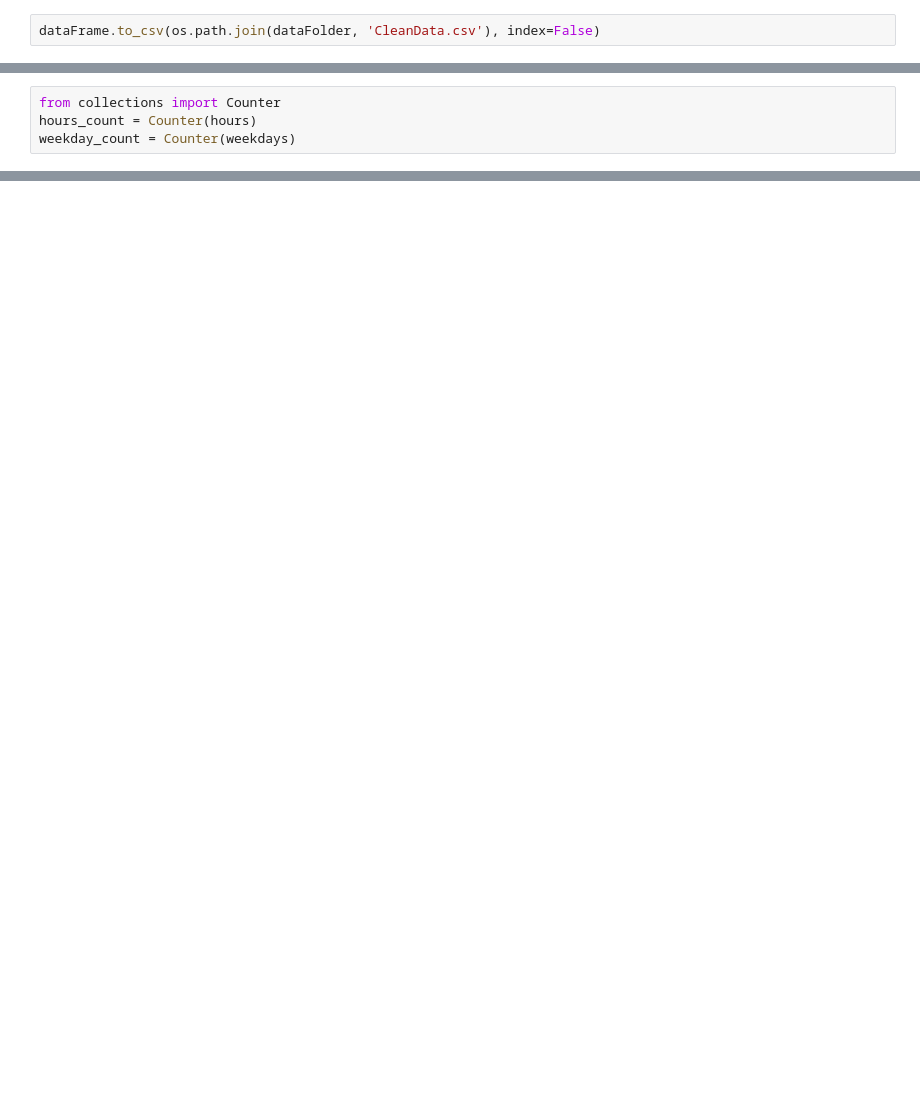
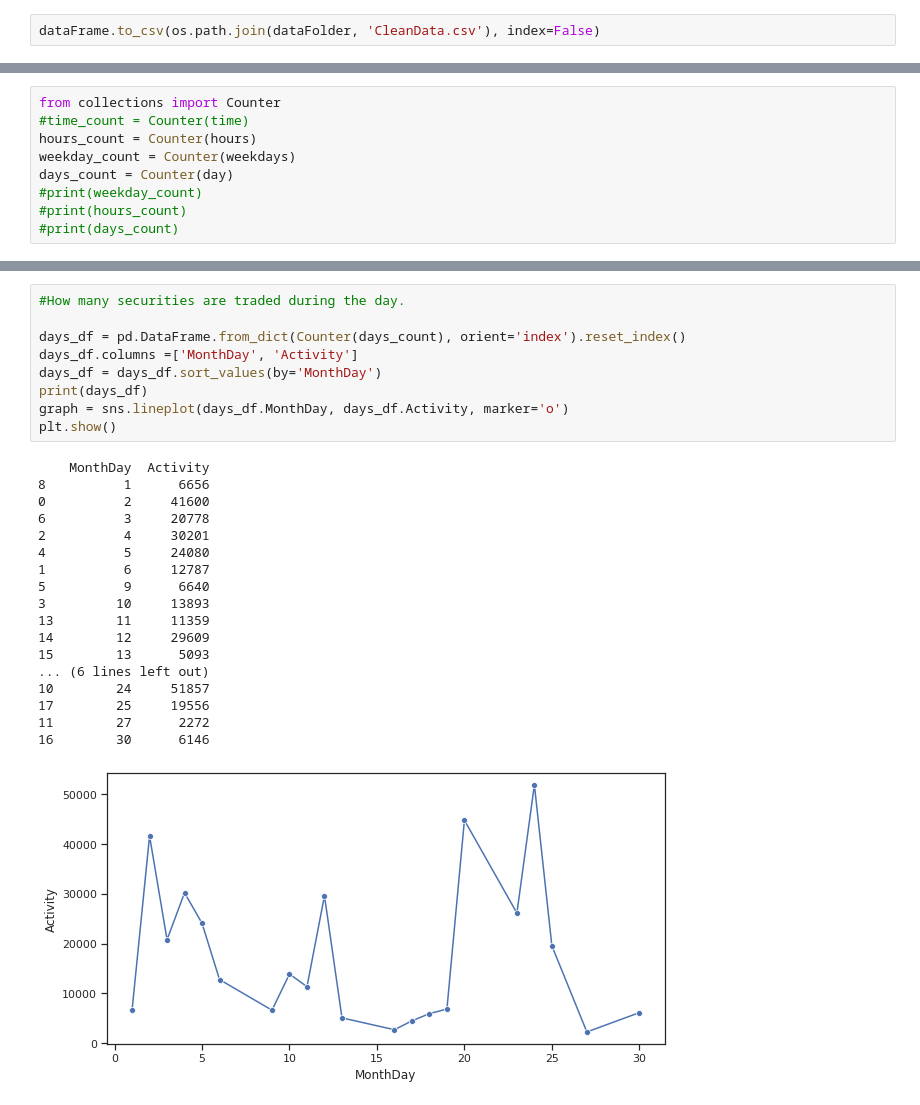
Before and after one commit to bilallogiciel/FIX-Parser, a Jupyter notebook: FIX_Parser.ipynb, the cells around one changed output, grey strips where cells are left out. Saved outputs shown, nothing was run; the diff lists cells and outputs as text; blank space fills up the shorter version.

```diff
--- a/FIX_Parser.ipynb
+++ b/FIX_Parser.ipynb
@@ -91,4 +125,9 @@ for i in range(0,len(times)):
 # %%
 from collections import Counter
+#time_count = Counter(time)
 hours_count = Counter(hours)
 weekday_count = Counter(weekdays)
+days_count = Counter(day)
+#print(weekday_count)
+#print(hours_count)
+#print(days_count)
@@ -106,0 +254,28 @@ plt.show()
+# %%
+#How many securities are traded during the day.
+
+days_df = pd.DataFrame.from_dict(Counter(days_count), orient='index').reset_index()
+days_df.columns =['MonthDay', 'Activity']
+days_df = days_df.sort_values(by='MonthDay')
+print(days_df)
+graph = sns.lineplot(days_df.MonthDay, days_df.Activity, marker='o')
+plt.show()
+# %% [output]
+    MonthDay  Activity
+8          1      6656
+0          2     41600
+6          3     20778
+2          4     30201
+4          5     24080
+1          6     12787
+5          9      6640
+3         10     13893
+13        11     11359
+14        12     29609
+15        13      5093
+... (6 lines left out)
+10        24     51857
+17        25     19556
+11        27      2272
+16        30      6146
+[figure, added]
```
Also changed, not shown: parts of 19 cells of this notebook.
